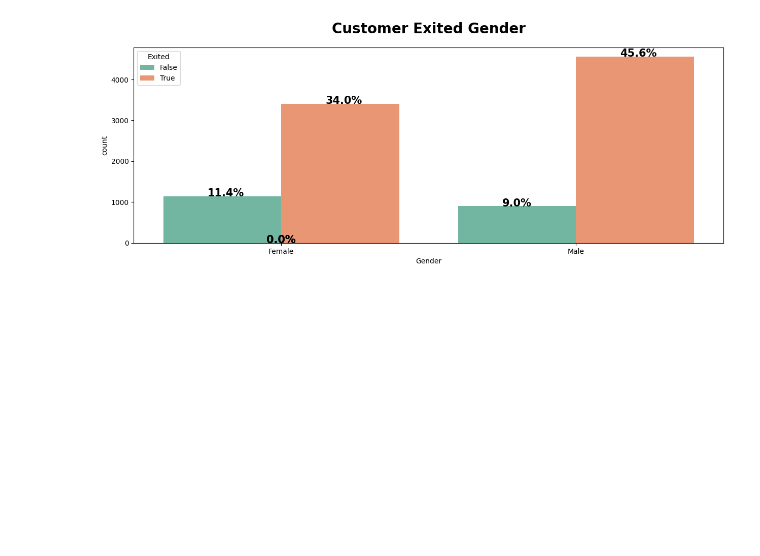
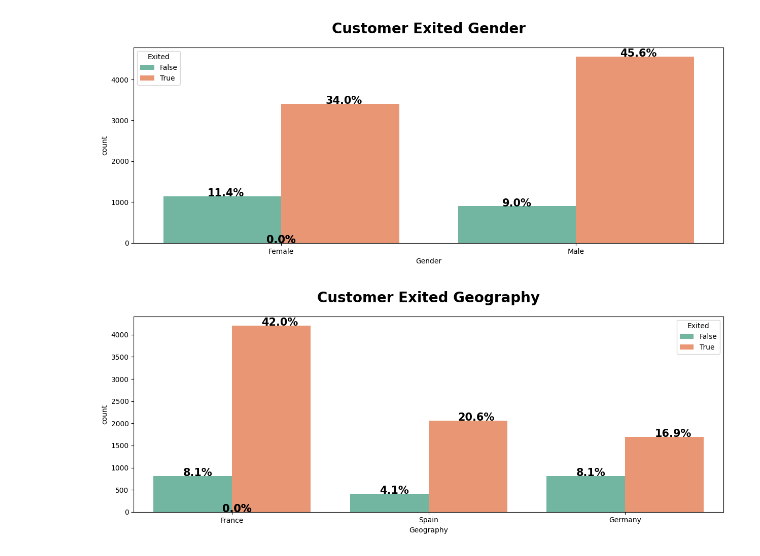
Before and after one commit to Farazmghm/Portfolio, a Jupyter notebook: bank_churn_analysis_and_Prediction.ipynb, the cells around one changed output. Saved outputs shown, nothing was run; the diff lists cells and outputs as text; code cells hidden in the pictures; blank space fills up the shorter version.

```diff
--- a/bank_churn_analysis_and_Prediction.ipynb
+++ b/bank_churn_analysis_and_Prediction.ipynb
@@ -200,3 +200,7 @@ def countplot(column):
 countplot("Gender")
 # %% [output]
 [figure]
+# %%
+countplot("Geography")
+# %% [output]
+[figure, added]
```
Also changed, not shown: parts of 3 cells of this notebook.
